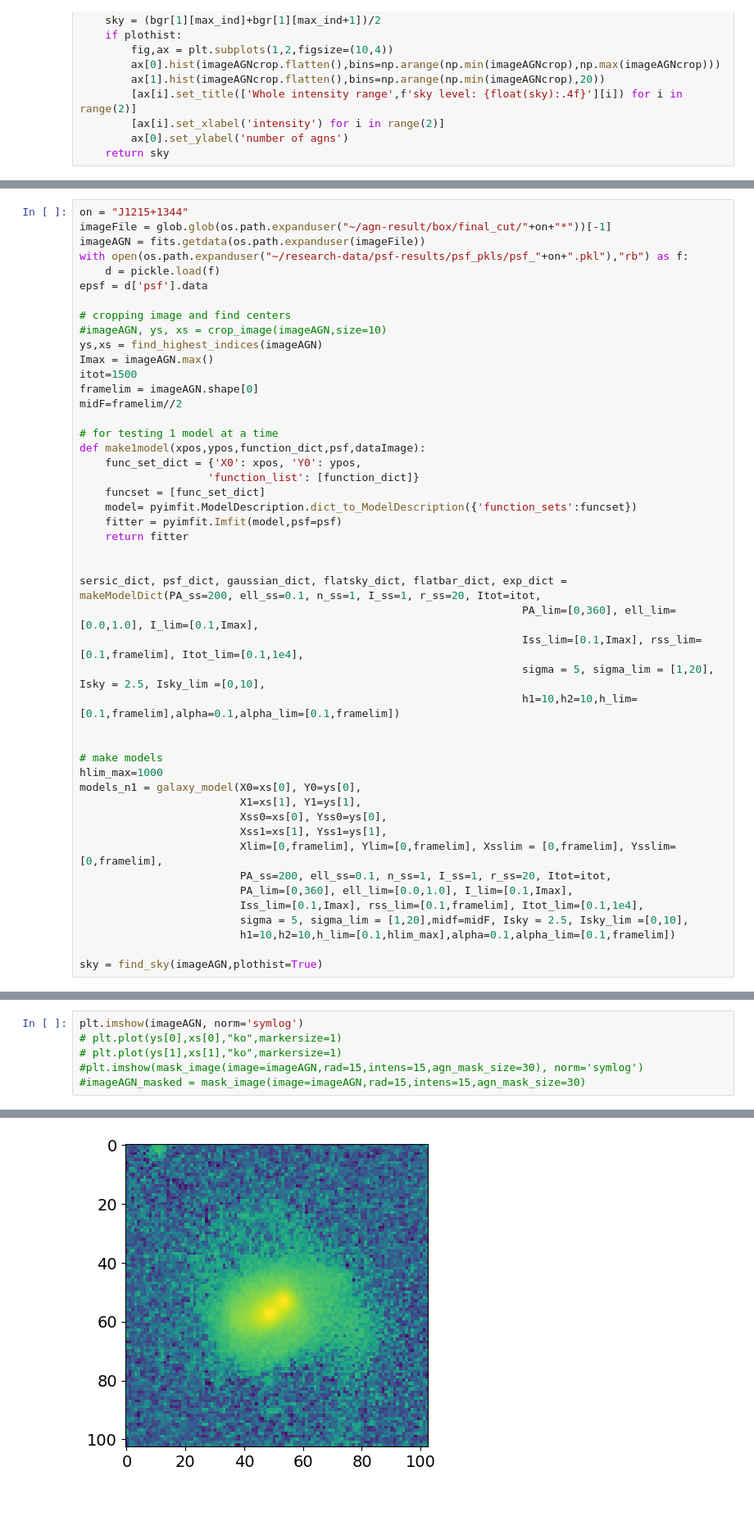
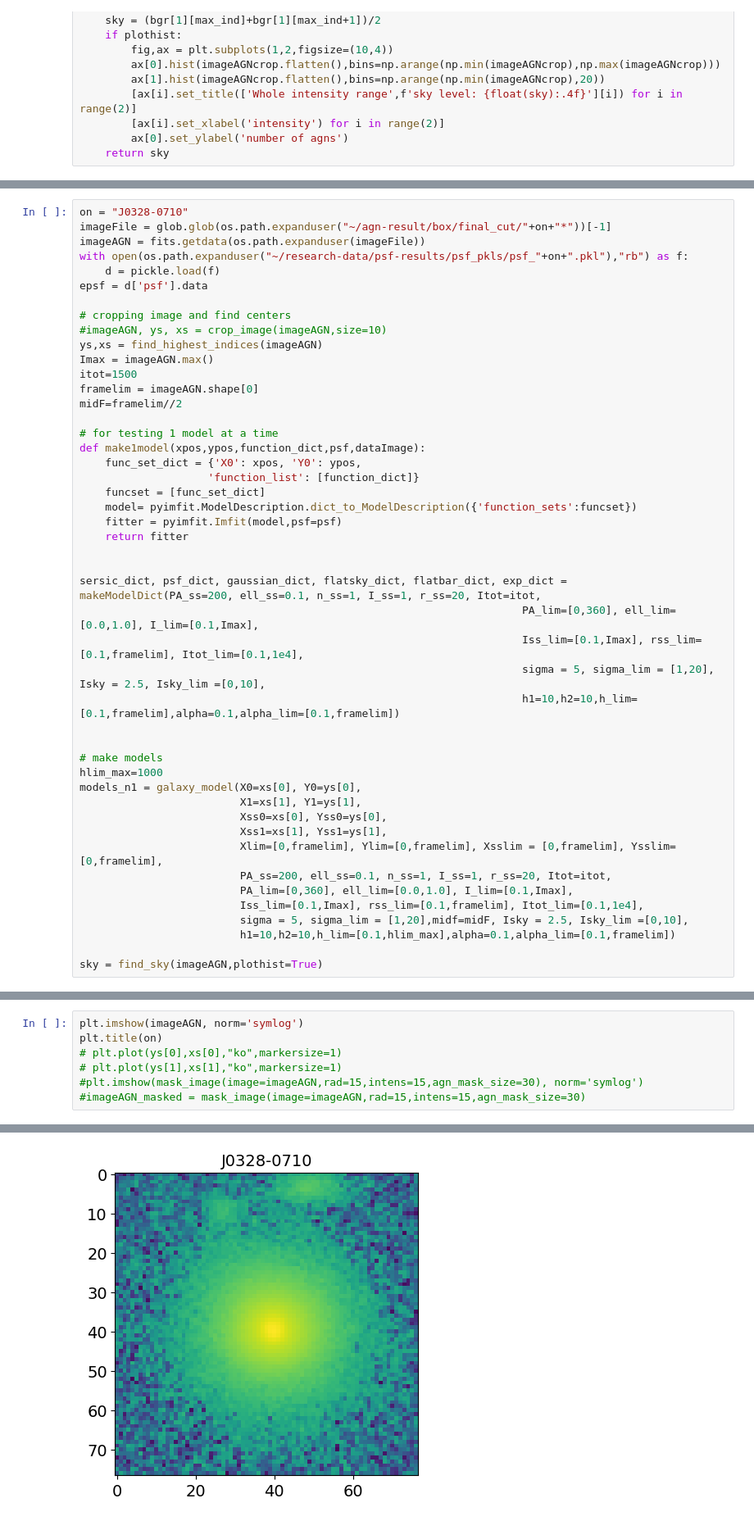
Before and after one commit to insepien/dualAGN, a Jupyter notebook: scrap_notebooks/checkFit.ipynb, the cells around one changed output, grey strips where cells are left out. Shown at 82% size. Cells and saved outputs as stored; diff of their text form.

```diff
--- a/scrap_notebooks/checkFit.ipynb
+++ b/scrap_notebooks/checkFit.ipynb
@@ -558,5 +535,5 @@ def mask_image(image,rad,intens,agn_mask_size):
 # %%
-on = "J1215+1344"
+on = "J0328-0710"
 imageFile = glob.glob(os.path.expanduser("~/agn-result/box/final_cut/"+on+"*"))[-1]
 imageAGN = fits.getdata(os.path.expanduser(imageFile))
 with open(os.path.expanduser("~/research-data/psf-results/psf_pkls/psf_"+on+".pkl"),"rb") as f:
@@ -607,5 +584,6 @@ sky = find_sky(imageAGN,plothist=True)
 # %%
 plt.imshow(imageAGN, norm='symlog')
+plt.title(on)
 # plt.plot(ys[0],xs[0],"ko",markersize=1)
 # plt.plot(ys[1],xs[1],"ko",markersize=1)
 #plt.imshow(mask_image(image=imageAGN,rad=15,intens=15,agn_mask_size=30), norm='symlog')
@@ -615,4 +593,4 @@ plt.imshow(imageAGN, norm='symlog')
-[figure, old version]
+[figure, new version]
 # %%
 def _dofit_no_oversp(model, dataImage, psf, readnoise=0.22, expT=1, skylevel = 654.63, ncom=4, solver="NM",effgain=1):
     """do fit with not oversampled psf
```
Also changed, not shown: parts of 10 cells of this notebook, 8 other files.
